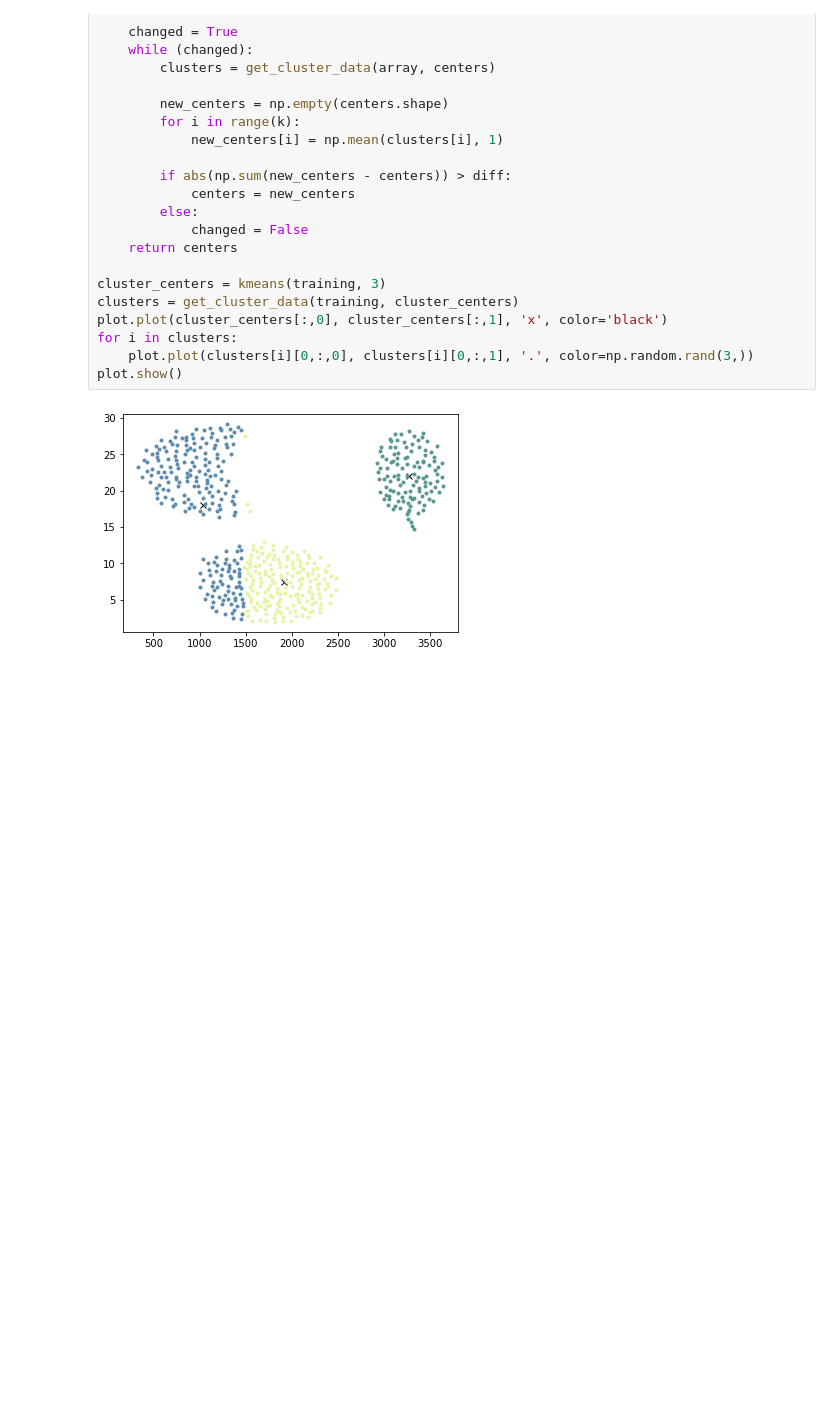
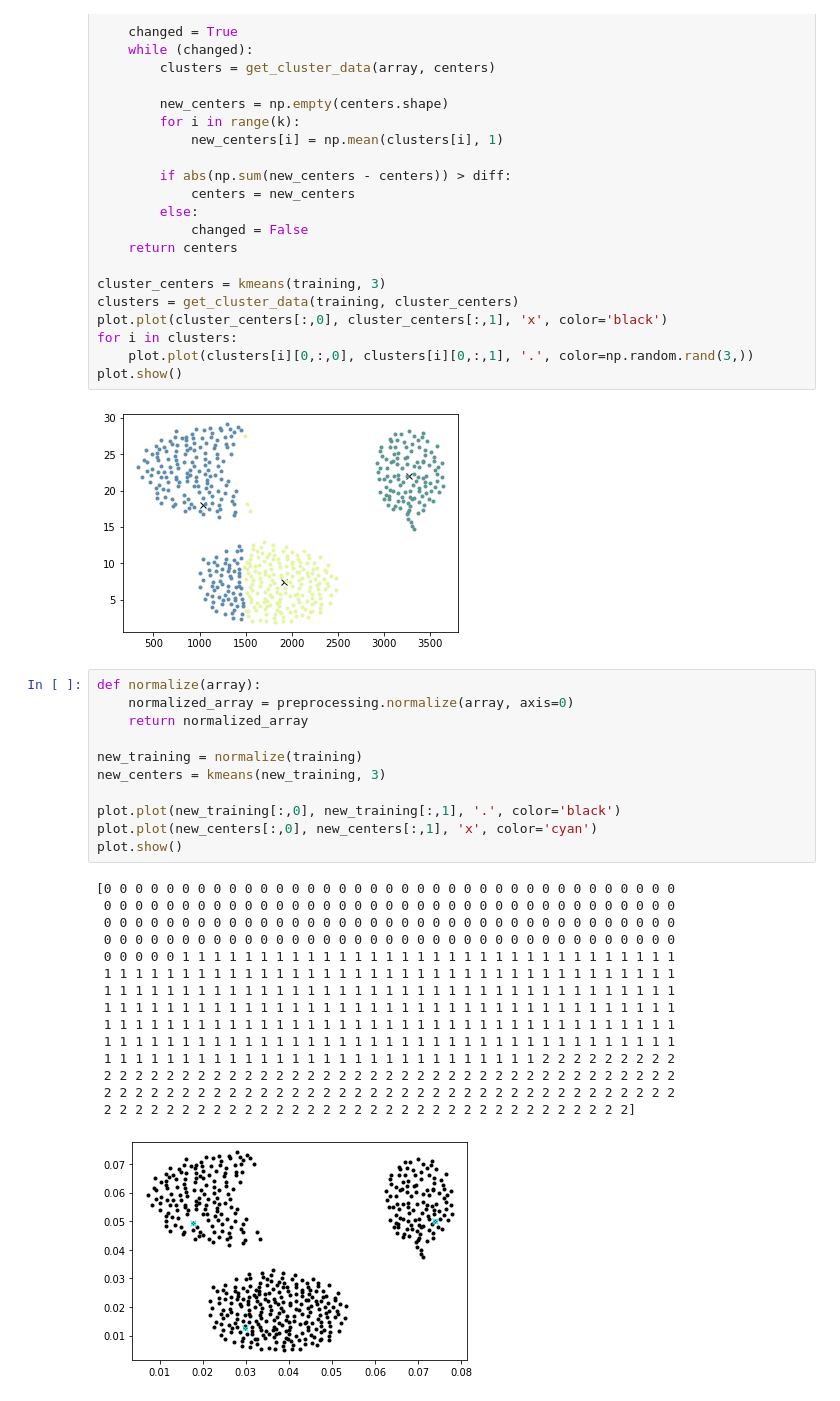
Before and after one commit to natanbcpc/unsupervised-learning, a Jupyter notebook: project1.ipynb, the cells around one changed output. Drawn from its saved outputs; the diff is of its cells as text; blank space fills up the shorter version.

```diff
--- a/project1.ipynb
+++ b/project1.ipynb
@@ -69,3 +70,30 @@ for i in clusters:
 plot.show()
 # %% [output]
 [figure]
+# %%
+def normalize(array):
+    normalized_array = preprocessing.normalize(array, axis=0)
+    return normalized_array
+
+new_training = normalize(training)
+new_centers = kmeans(new_training, 3)
+
+plot.plot(new_training[:,0], new_training[:,1], '.', color='black')
+plot.plot(new_centers[:,0], new_centers[:,1], 'x', color='cyan')
+plot.show()
+# %% [output]
+[0 0 0 0 0 0 0 0 0 0 0 0 0 0 0 0 0 0 0 0 0 0 0 0 0 0 0 0 0 0 0 0 0 0 0 0 0
+ 0 0 0 0 0 0 0 0 0 0 0 0 0 0 0 0 0 0 0 0 0 0 0 0 0 0 0 0 0 0 0 0 0 0 0 0 0
+ 0 0 0 0 0 0 0 0 0 0 0 0 0 0 0 0 0 0 0 0 0 0 0 0 0 0 0 0 0 0 0 0 0 0 0 0 0
+ 0 0 0 0 0 0 0 0 0 0 0 0 0 0 0 0 0 0 0 0 0 0 0 0 0 0 0 0 0 0 0 0 0 0 0 0 0
+ 0 0 0 0 0 1 1 1 1 1 1 1 1 1 1 1 1 1 1 1 1 1 1 1 1 1 1 1 1 1 1 1 1 1 1 1 1
+ 1 1 1 1 1 1 1 1 1 1 1 1 1 1 1 1 1 1 1 1 1 1 1 1 1 1 1 1 1 1 1 1 1 1 1 1 1
+ 1 1 1 1 1 1 1 1 1 1 1 1 1 1 1 1 1 1 1 1 1 1 1 1 1 1 1 1 1 1 1 1 1 1 1 1 1
+ 1 1 1 1 1 1 1 1 1 1 1 1 1 1 1 1 1 1 1 1 1 1 1 1 1 1 1 1 1 1 1 1 1 1 1 1 1
+ 1 1 1 1 1 1 1 1 1 1 1 1 1 1 1 1 1 1 1 1 1 1 1 1 1 1 1 1 1 1 1 1 1 1 1 1 1
+ 1 1 1 1 1 1 1 1 1 1 1 1 1 1 1 1 1 1 1 1 1 1 1 1 1 1 1 1 1 1 1 1 1 1 1 1 1
+ 1 1 1 1 1 1 1 1 1 1 1 1 1 1 1 1 1 1 1 1 1 1 1 1 1 1 1 1 2 2 2 2 2 2 2 2 2
+ 2 2 2 2 2 2 2 2 2 2 2 2 2 2 2 2 2 2 2 2 2 2 2 2 2 2 2 2 2 2 2 2 2 2 2 2 2
+ 2 2 2 2 2 2 2 2 2 2 2 2 2 2 2 2 2 2 2 2 2 2 2 2 2 2 2 2 2 2 2 2 2 2 2 2 2
+ 2 2 2 2 2 2 2 2 2 2 2 2 2 2 2 2 2 2 2 2 2 2 2 2 2 2 2 2 2 2 2 2 2 2]
+[figure, added]
```
Also changed, not shown: parts of 3 cells of this notebook, 2 other files.
